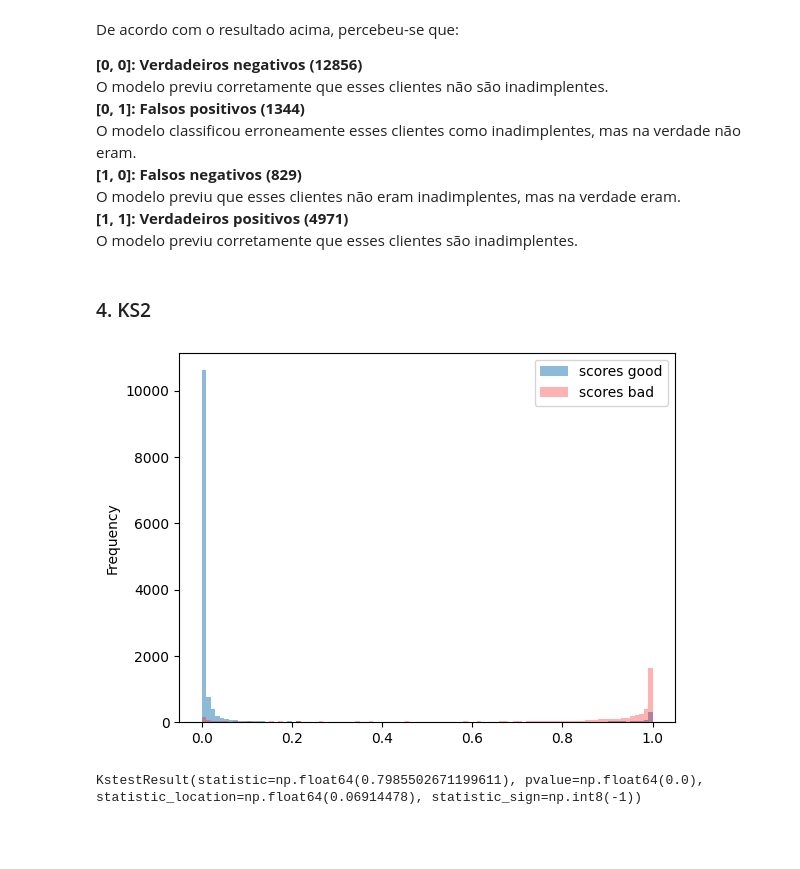
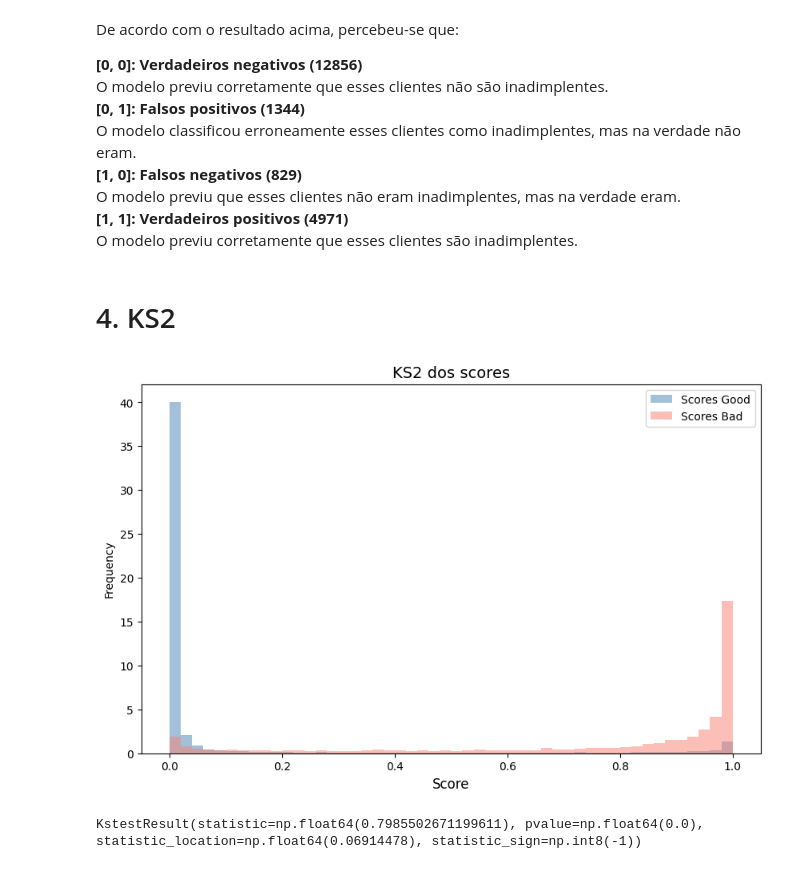
Before and after one commit to deborabmfreitas/credit-score-prediction, a Jupyter notebook: 4.business-analysis.ipynb, the cells around one changed output. Saved outputs shown, nothing was run; the diff lists cells and outputs as text; code cells hidden in the pictures; blank space fills up the shorter version.

```diff
--- a/4.business-analysis.ipynb
+++ b/4.business-analysis.ipynb
@@ -197,14 +198,33 @@ O modelo previu que esses clientes não eram inadimplentes, mas na verdade eram.
 **[1, 1]: Verdadeiros positivos (4971)**
 O modelo previu corretamente que esses clientes são inadimplentes.
 # %% [markdown]
-### 4. KS2
+# 4. KS2
-# %%
-df_test_scores[df_test_scores['target'] == 0]['score'].plot(kind='hist', bins=100, label='scores good', alpha= 0.5)
-df_test_scores[df_test_scores['target'] == 1]['score'].plot(kind='hist', bins=100, label='scores bad', color='red', alpha=0.3)
-plt.legend()
-plt.show()
-# %% [output]
-[figure, removed]
+# %%
+plt.figure(figsize=(10, 6))
+
+# bons pagadores
+df_test_scores[df_test_scores['target'] == 0]['score'].plot(kind='hist',
+                                                           bins=50,
+                                                           label='Scores Good',
+                                                           alpha=0.5,
+                                                           color='steelblue',
+                                                           density=True)
+
+# maus pagadores
+df_test_scores[df_test_scores['target'] == 1]['score'].plot(kind='hist',
+                                                           bins=50,
+                                                           label='Scores Bad',
+                                                           alpha=0.5,
+                                                           color='salmon',
+                                                           density=True)
+
+
+plt.title('KS2 dos scores', fontsize=14)
+plt.xlabel('Score', fontsize=12)
+plt.legend()
+plt.show()
+# %% [output]
+[figure, added]
 # %%
 ks_2samp(df_test_scores[df_test_scores['target'] == 1]['score'],
          df_test_scores[df_test_scores['target'] == 0]['score']
```
Also changed, not shown: parts of 14 cells of this notebook.
